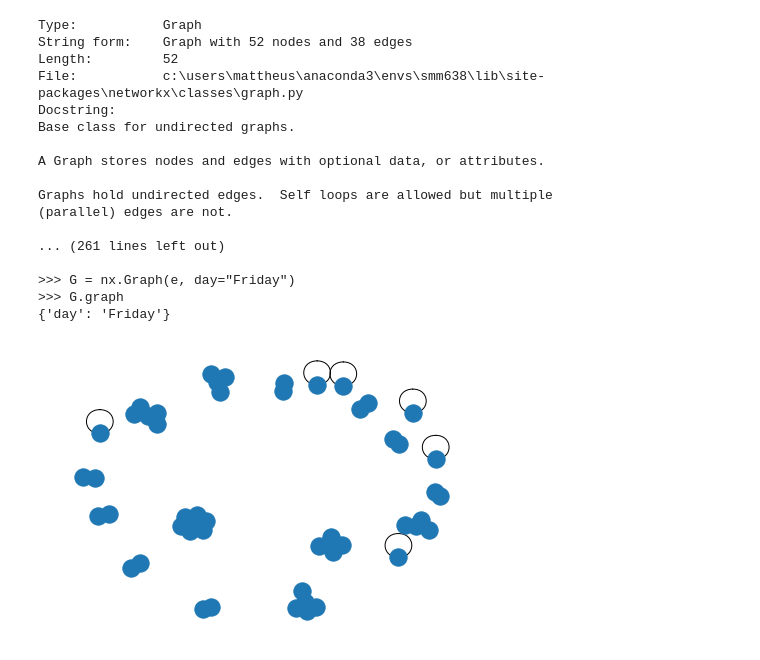
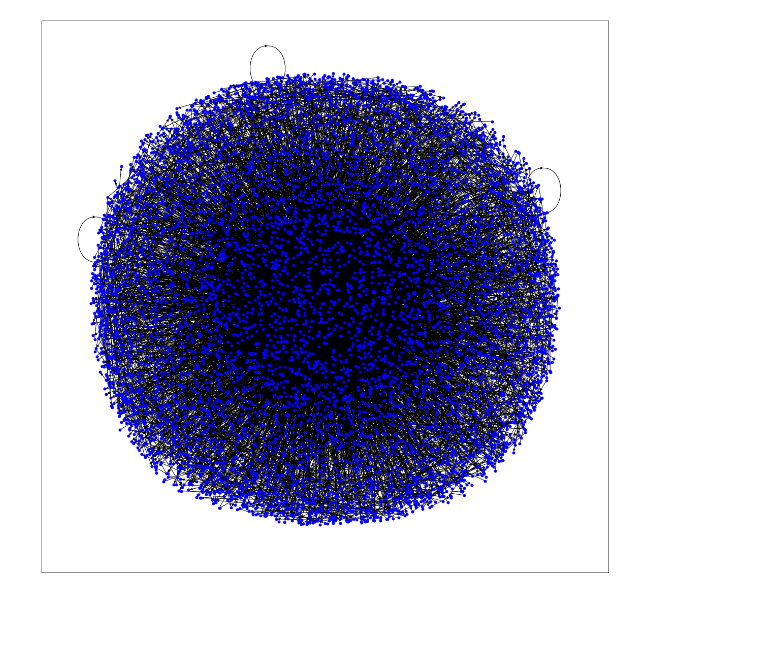
Before and after one commit to ba-group-projects/eth-trx-china-ban, a Jupyter notebook: eda.ipynb, the cells around one changed output. Saved outputs shown, nothing was run; the diff lists cells and outputs as text; code cells hidden in the pictures; blank space fills up the shorter version.

```diff
--- a/eda.ipynb
+++ b/eda.ipynb
@@ -37,24 +54,7 @@ G = nx.from_pandas_edgelist(userSpace,                # the df containing the da
-# %%
-G?
-# %% [output]
-Type:           Graph
-String form:    Graph with 52 nodes and 38 edges
-Length:         52
-File:           c:\users\mattheus\anaconda3\envs\smm638\lib\site-packages\networkx\classes\graph.py
-Docstring:
-Base class for undirected graphs.
-
-A Graph stores nodes and edges with optional data, or attributes.
-
-Graphs hold undirected edges.  Self loops are allowed but multiple
-(parallel) edges are not.
-
-... (261 lines left out)
-
->>> G = nx.Graph(e, day="Friday")
->>> G.graph
-{'day': 'Friday'}
-# %%
-nx.draw(G)
-# %% [output]
-[figure, removed]
+# %%
+plt.figure(figsize=(20, 20))
+pos=nx.spring_layout(G, k=0.15)
+nx.draw_networkx(G,pos,arrows=True,node_size=25, node_color='blue', with_labels=False)
+plt.show()
+# %% [output]
+[figure, added]
```
Also changed, not shown: parts of 6 cells of this notebook.
